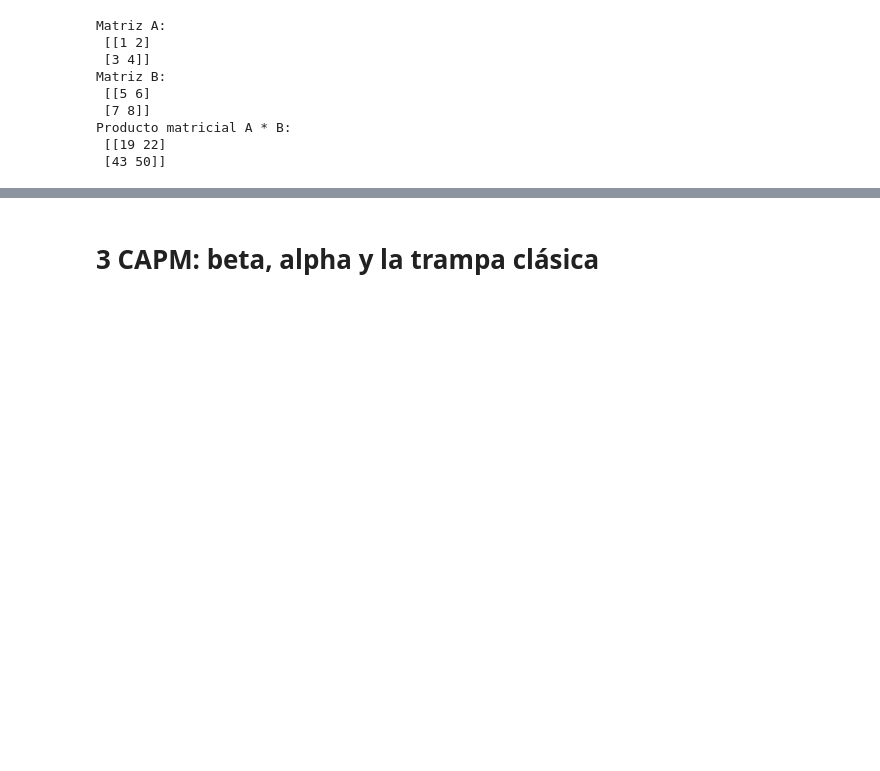
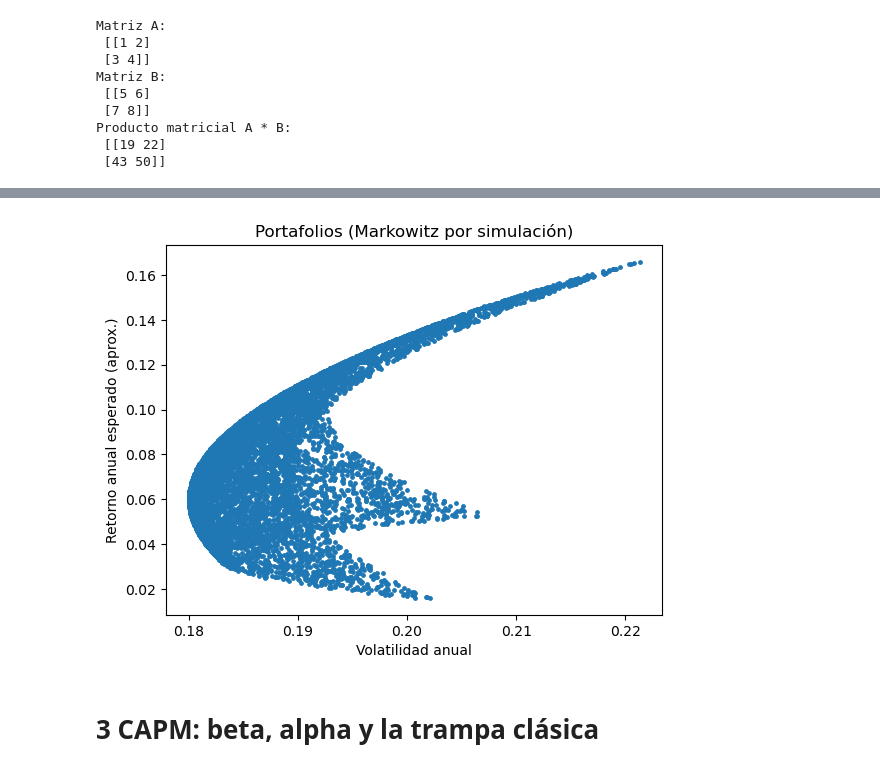
Before and after one commit to ferdlpz/Finanzas-Python, a Jupyter notebook: Modelos de valuacion de activos/Clase_Asset_Pricing.ipynb, the cells around one changed output, grey strips where cells are left out. Saved outputs shown, nothing was run; the diff lists cells and outputs as text; code cells hidden in the pictures; blank space fills up the shorter version.

```diff
--- a/Modelos de valuacion de activos/Clase_Asset_Pricing.ipynb
+++ b/Modelos de valuacion de activos/Clase_Asset_Pricing.ipynb
@@ -148,3 +182,26 @@ plt.show()
+# %%
+W = random_weights(3, n_portfolios=8000)
+mu_a, vol_a = portfolio_stats(rets, W)
+
+# agregando rf y rm
+rf = 0.02
+weights_real = np.array([0.5, 0.3, 0.2])  # Ejemplo de pesos reales
+rm, vol_m = portfolio_stats(rets, W = weights_real.reshape(1, -1), periods_per_year=252)
+
+
+vol_p = 0.19
+rp = rf + (rm - rf) * (vol_p / vol_m)
+
+# Grafico portafolios
+plt.figure()
+plt.scatter(vol_a, mu_a, s=6)
+plt
+plt.xlabel("Volatilidad anual")
+plt.ylabel("Retorno anual esperado (aprox.)")
+plt.title("Portafolios (Markowitz por simulación)")
+plt.show()
+# %% [output]
+[figure, added]
 # %% [markdown]
 # 3 CAPM: beta, alpha y la trampa clásica
 # %% [markdown]
```
Also changed, not shown: parts of 13 cells of this notebook, 1 other file.
